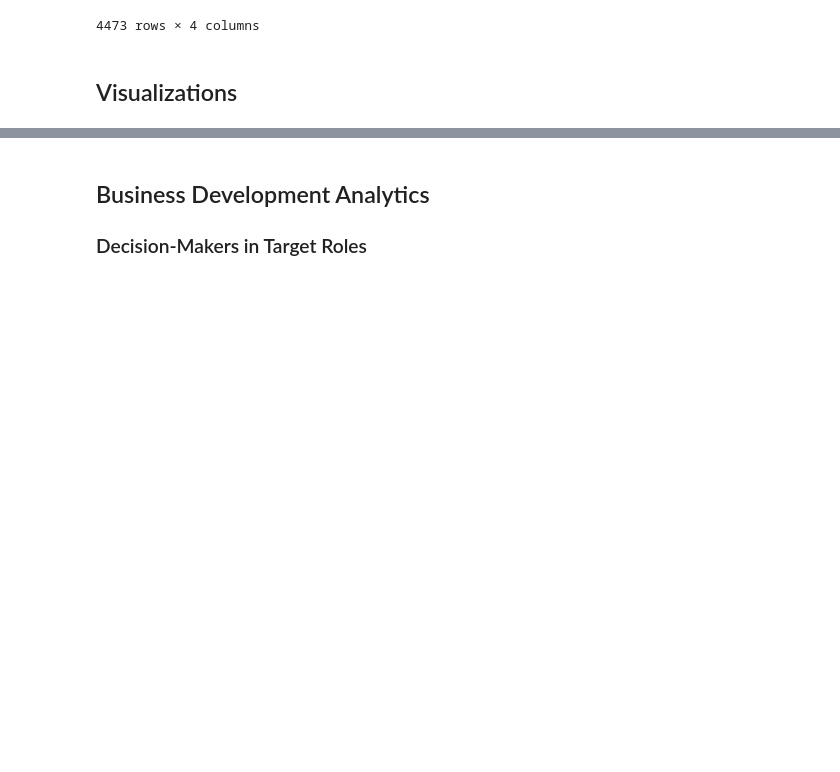
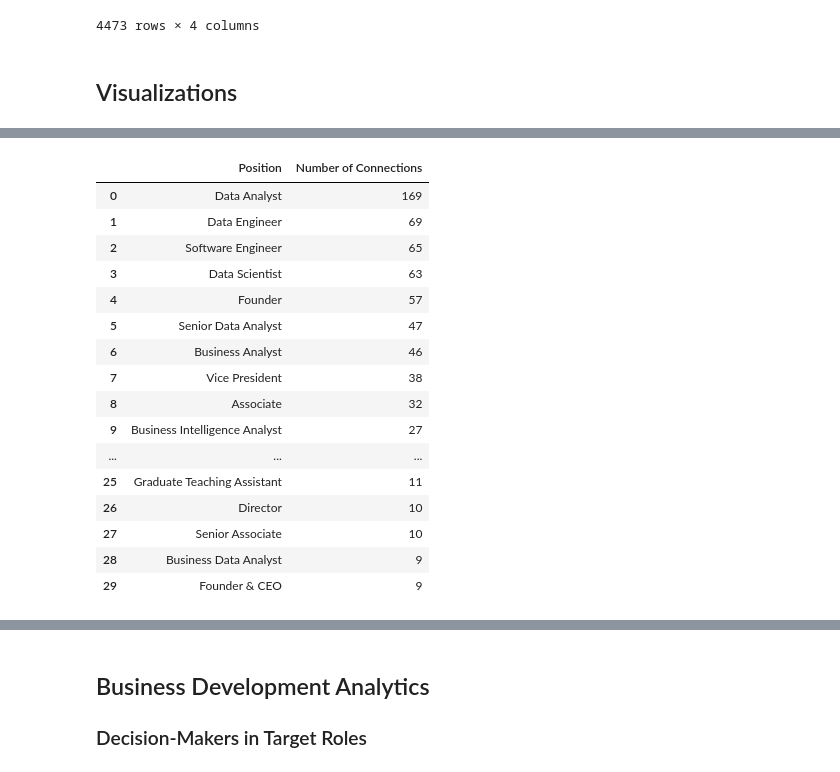
Before and after one commit to TuckerRasbury/02_VisualizingMyLinkedinNetwork, a Jupyter notebook: VisualizingMyLinkedinNetwork.ipynb, the cells around one changed output, grey strips where cells are left out. Cells and saved outputs as stored; diff of their text form; code cells hidden in the pictures; blank space fills up the shorter version.

```diff
--- a/VisualizingMyLinkedinNetwork.ipynb
+++ b/VisualizingMyLinkedinNetwork.ipynb
@@ -64,3 +89,28 @@ px.treemap(redacted_connections_df, path=['Company', 'Position'], width=VIZ_WIDT
 # %%
 # What types of roles do most of my colleagues have?
 px.treemap(redacted_connections_df, path=['Position', 'Company'], width=VIZ_WIDTH, height=VIZ_HEIGHT).show()
+# %%
+# What job position do my colleagues mostly hold?
+## Table with the top 30 positions my colleagues have and the number of connections I have at each position.
+position_counts = redacted_connections_df['Position'].value_counts().head(30)
+position_counts_df = position_counts.reset_index()
+position_counts_df.columns = ['Position', 'Number of Connections']
+position_counts_df
+# %% [output]
+|  | Position | Number of Connections |
+| 0 | Data Analyst | 169 |
+| 1 | Data Engineer | 69 |
+| 2 | Software Engineer | 65 |
+| 3 | Data Scientist | 63 |
+| 4 | Founder | 57 |
+| 5 | Senior Data Analyst | 47 |
+| 6 | Business Analyst | 46 |
+| 7 | Vice President | 38 |
+| 8 | Associate | 32 |
+| 9 | Business Intelligence Analyst | 27 |
+| ... | ... | ... |
+| 25 | Graduate Teaching Assistant | 11 |
+| 26 | Director | 10 |
+| 27 | Senior Associate | 10 |
+| 28 | Business Data Analyst | 9 |
+| 29 | Founder & CEO | 9 |
```
Also changed, not shown: parts of 4 cells of this notebook.
